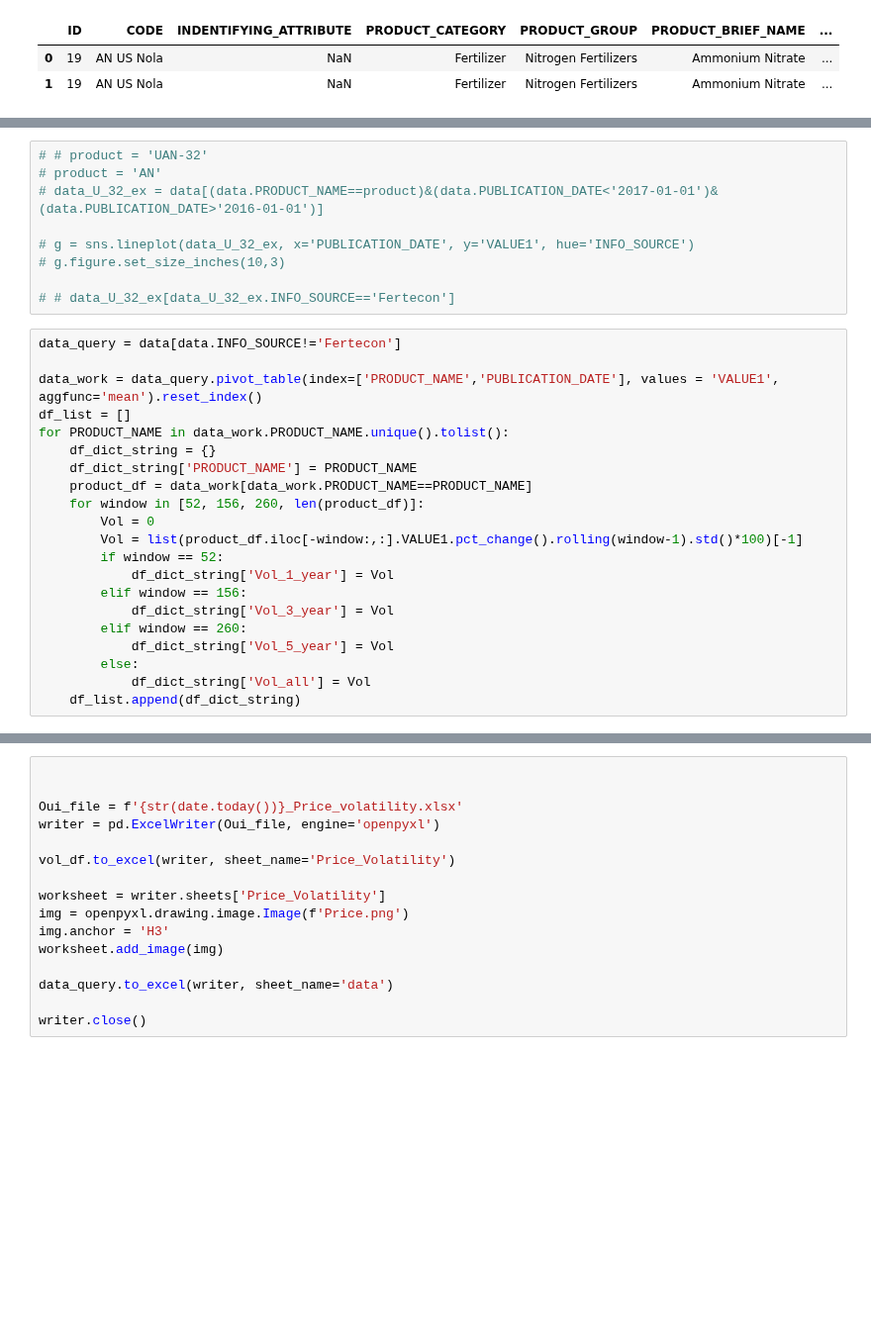
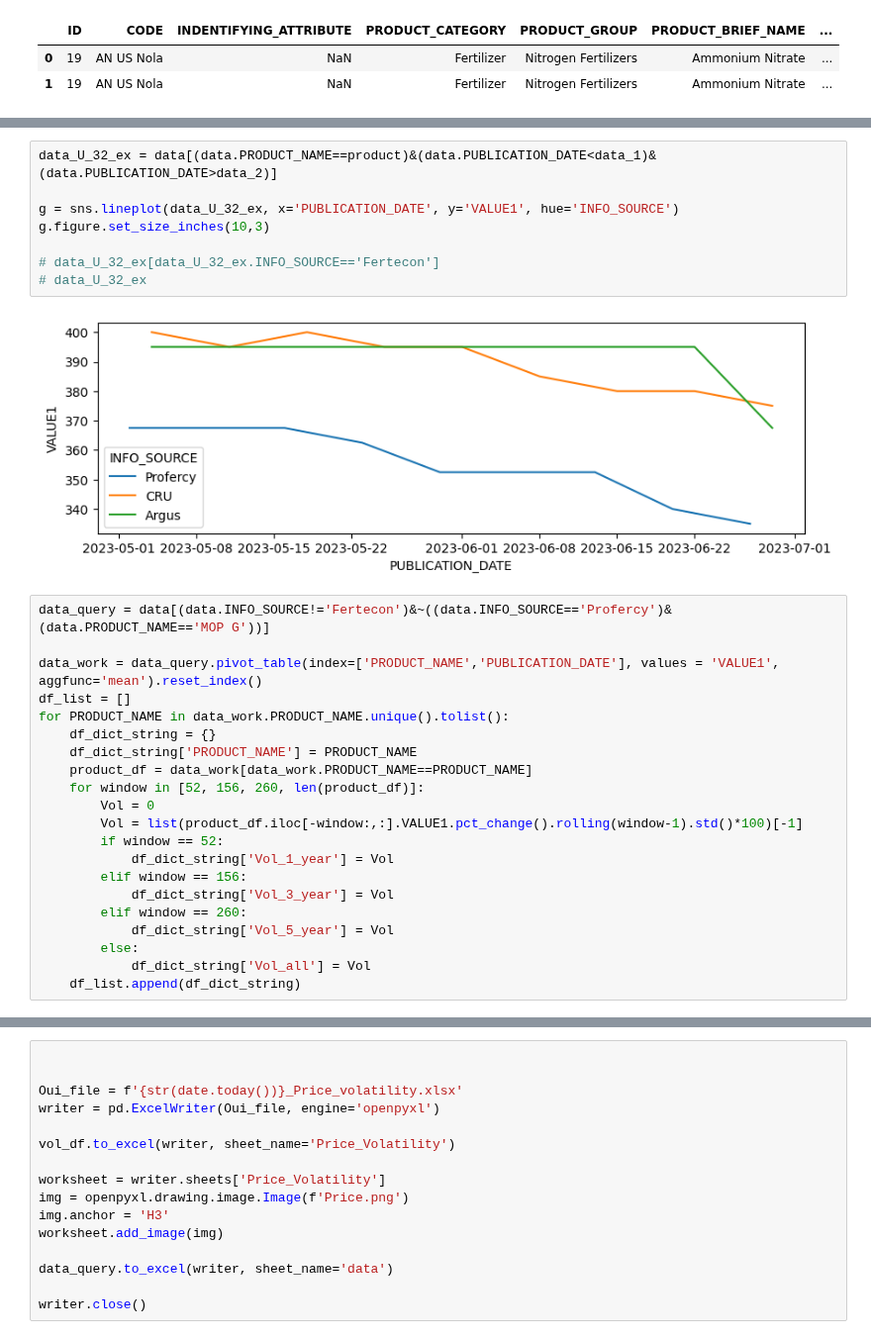
Before and after one commit to Lirollel/Work_AIM_Jupyter-Python-Pandas, a Jupyter notebook: Volatility/Prices.ipynb, the cells around one changed output, grey strips where cells are left out. Shown at 99% size. Drawn from its saved outputs; the diff is of its cells as text; blank space fills up the shorter version.

```diff
--- a/Volatility/Prices.ipynb
+++ b/Volatility/Prices.ipynb
@@ -41,14 +71,15 @@ data.head(2)
 # %%
-# # product = 'UAN-32'
-# product = 'AN'
-# data_U_32_ex = data[(data.PRODUCT_NAME==product)&(data.PUBLICATION_DATE<'2017-01-01')&(data.PUBLICATION_DATE>'2016-01-01')]
+data_U_32_ex = data[(data.PRODUCT_NAME==product)&(data.PUBLICATION_DATE<data_1)&(data.PUBLICATION_DATE>data_2)]
 
-# g = sns.lineplot(data_U_32_ex, x='PUBLICATION_DATE', y='VALUE1', hue='INFO_SOURCE')
-# g.figure.set_size_inches(10,3)
+g = sns.lineplot(data_U_32_ex, x='PUBLICATION_DATE', y='VALUE1', hue='INFO_SOURCE')
+g.figure.set_size_inches(10,3)
 
-# # data_U_32_ex[data_U_32_ex.INFO_SOURCE=='Fertecon']
+# data_U_32_ex[data_U_32_ex.INFO_SOURCE=='Fertecon']
+# data_U_32_ex
+# %% [output]
+[figure, added]
 # %%
-data_query = data[data.INFO_SOURCE!='Fertecon']
+data_query = data[(data.INFO_SOURCE!='Fertecon')&~((data.INFO_SOURCE=='Profercy')&(data.PRODUCT_NAME=='MOP G'))]
 
 data_work = data_query.pivot_table(index=['PRODUCT_NAME','PUBLICATION_DATE'], values = 'VALUE1', aggfunc='mean').reset_index()
 df_list = []
```
Also changed, not shown: parts of 3 cells of this notebook, 5 other files.
